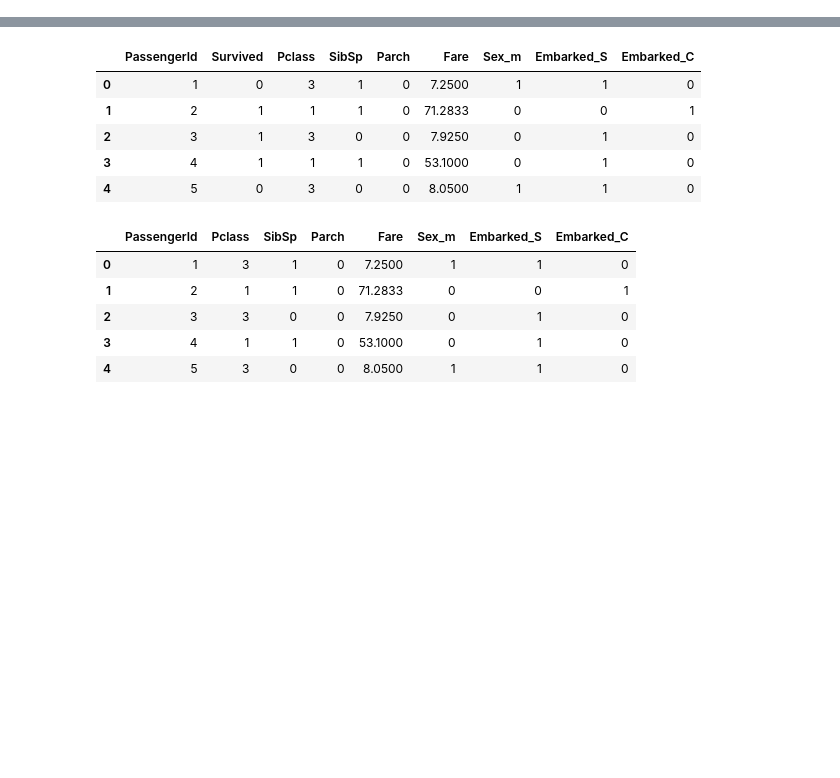
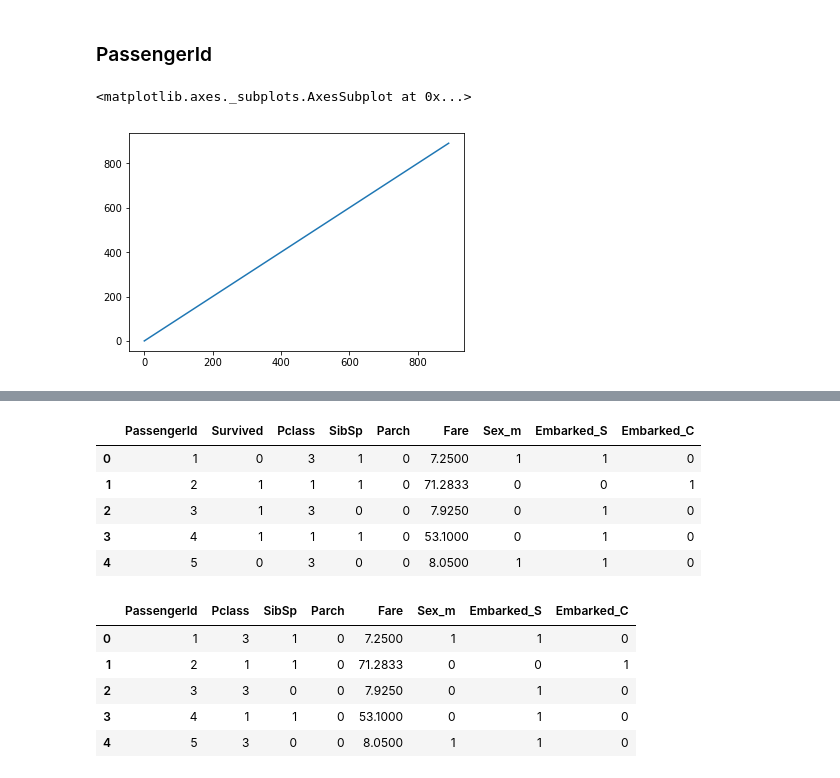
Before and after one commit to ningyuuu/rf-scratch, a Jupyter notebook: titanic.ipynb, the cells around one changed output, grey strips where cells are left out. Cells and saved outputs as stored; diff of their text form; code cells hidden in the pictures; blank space fills up the shorter version.

```diff
--- a/titanic.ipynb
+++ b/titanic.ipynb
@@ -9,0 +102,7 @@ titanic = pd.read_csv('train.csv')
+# %% [markdown]
+### PassengerId
+# %%
+titanic.PassengerId.plot()
+# %% [output]
+<matplotlib.axes._subplots.AxesSubplot at 0x...>
+[figure, added]
```
Also changed, not shown: parts of 91 cells of this notebook.
